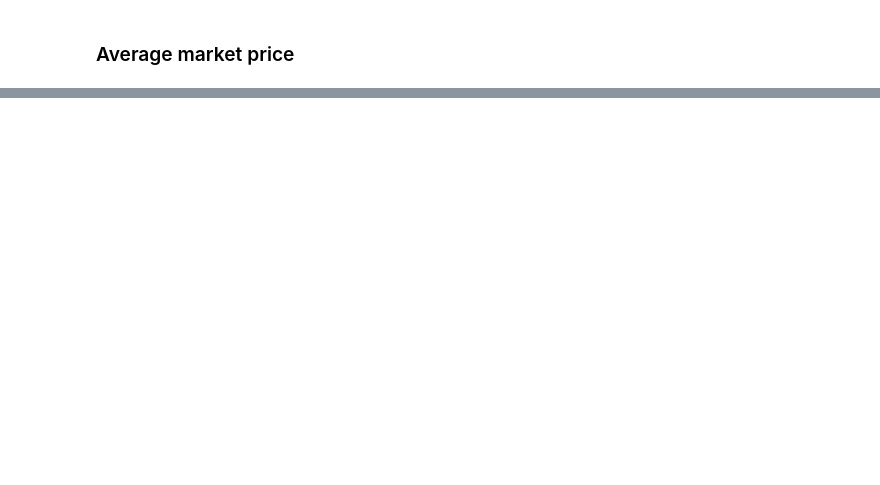
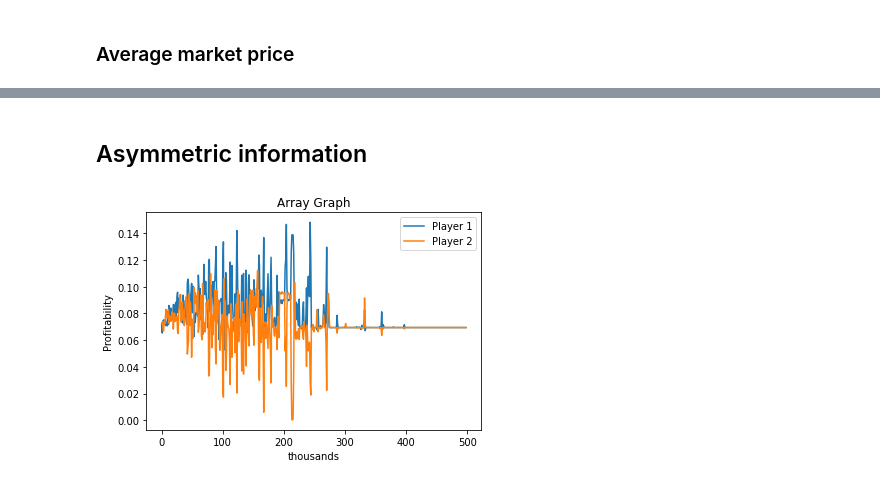
Before and after one commit to nicklasbusk/Bachelorprojekt, a Jupyter notebook: Code/q_learning.ipynb, the cells around one changed output, grey strips where cells are left out. Saved outputs shown, nothing was run; the diff lists cells and outputs as text; code cells hidden in the pictures; blank space fills up the shorter version.

```diff
--- a/Code/q_learning.ipynb
+++ b/Code/q_learning.ipynb
@@ -154,0 +163,2 @@ AxisError: axis 2 is out of bounds for array of dimension 2
+# %% [markdown]
+## Asymmetric information
@@ -154,0 +188,8 @@ AxisError: axis 2 is out of bounds for array of dimension 2
+# %%
+@njit
+def predict(counter,last_price, price_grid):
+    lp_idx = np.where(price_grid == last_price)[0][0]
+    lpc=counter[:,lp_idx]/sum(counter[:,lp_idx])
+    #choice_idx=np.random.choice(np.arange(len(lpc)), p=lpc)
+    choice_idx=np.argmax(lpc)
+    return price_grid[choice_idx]
@@ -154,0 +287,19 @@ AxisError: axis 2 is out of bounds for array of dimension 2
+# %%
+p_t, avg_prof1, avgprof2 = Q_Asym(0.3, 0.95, 500000, np.linspace(0,1,7))
+# %%
+x_values = range(len(avg_prof1))
+
+# Plot the array as a line graph
+plt.plot(x_values, avg_prof1)
+plt.plot(x_values, avgprof2)
+
+# Add labels and title
+plt.xlabel('thousands')
+plt.ylabel('Profitability')
+plt.title('Array Graph')
+plt.legend(['Player 1', 'Player 2'])
+
+# Display the graph
+plt.show()
+# %% [output]
+[figure, added]
```
Also changed, not shown: parts of 14 cells of this notebook, 9 other files.
